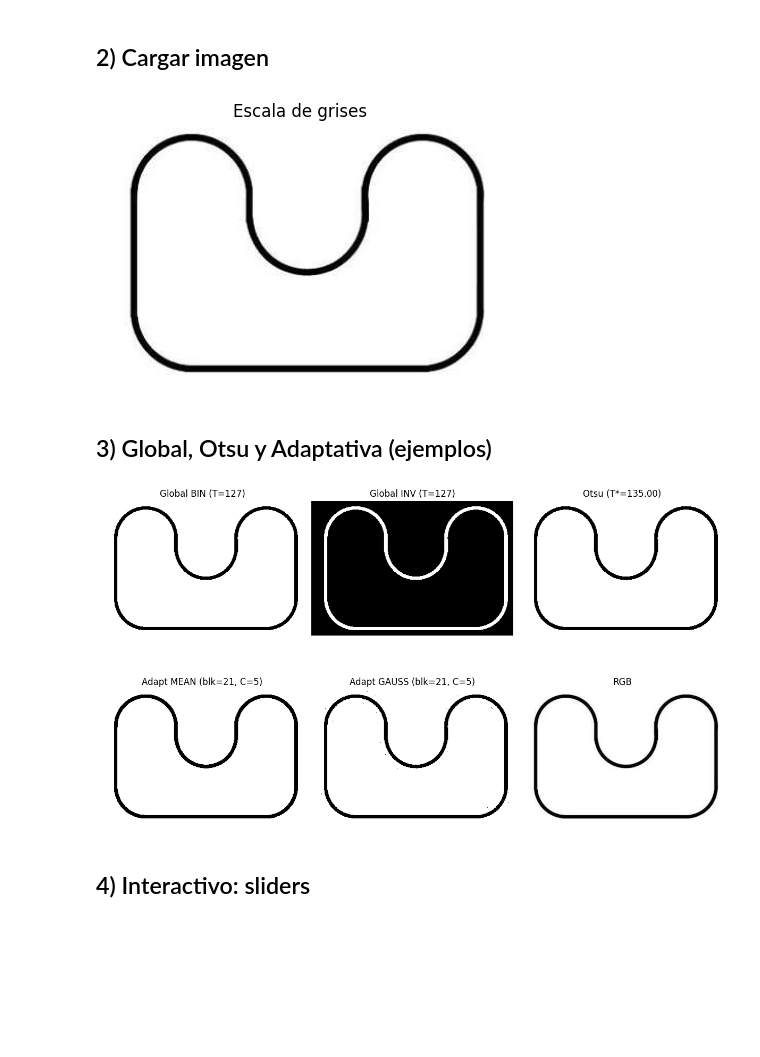
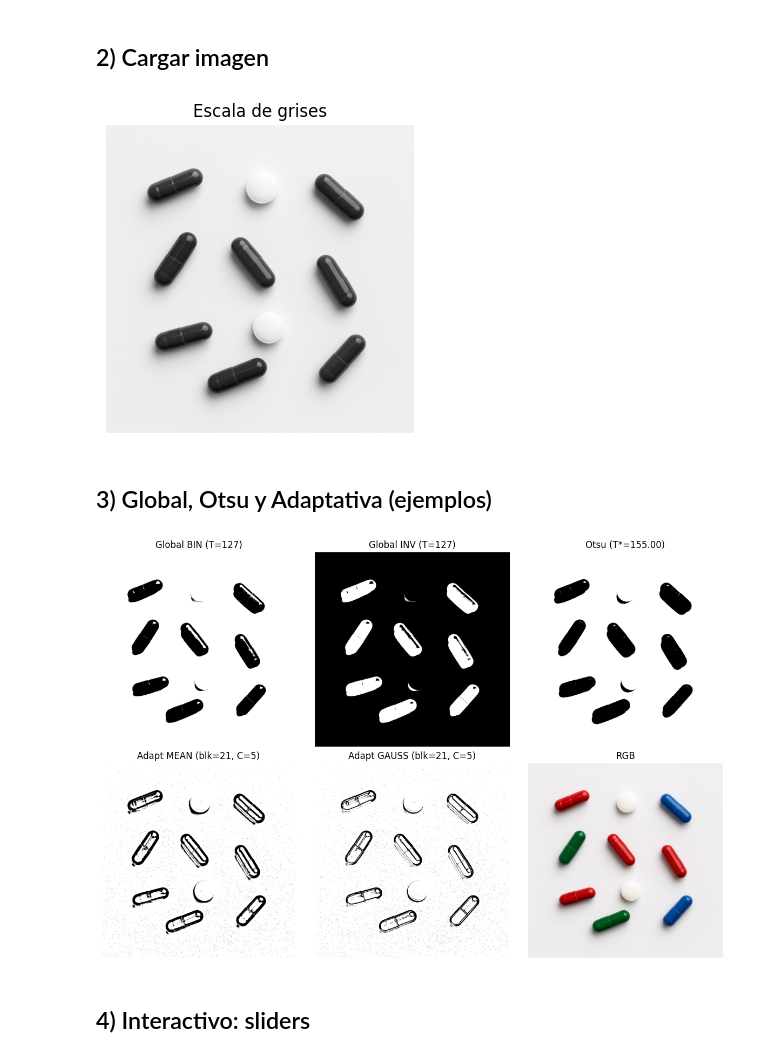
Before and after one commit to cesar-martinez-torres/LRT4012_Vision_en_Robotica, a Jupyter notebook: 23_umbralizacion.ipynb, the cells around one changed output. Saved outputs shown, nothing was run; the diff lists cells and outputs as text; code cells hidden in the pictures; blank space fills up the shorter version.

```diff
--- a/23_umbralizacion.ipynb
+++ b/23_umbralizacion.ipynb
@@ -13,15 +13,15 @@ La umbralización binaria se define como:\n\[\ng(x,y) = \begin{cases}255,& f(x,y
 ## 2) Cargar imagen
 # %%
 import cv2, numpy as np, matplotlib.pyplot as plt
-IMG_PATH = r"C:\\Users\\20808\\Documents\\Repositorios\\Vision_en_Robotica\\imagenes\\linea.png"
+IMG_PATH = r"C:\\Users\\20808\\Documents\\Repositorios\\Vision_en_Robotica\\imagenes\\pildoras.png"
 bgr = cv2.imread(IMG_PATH, cv2.IMREAD_COLOR)
 if bgr is None:
     raise FileNotFoundError(f"No se pudo cargar la imagen en {IMG_PATH}")
 gray = cv2.cvtColor(bgr, cv2.COLOR_BGR2GRAY)
 rgb  = cv2.cvtColor(bgr, cv2.COLOR_BGR2RGB)
 plt.figure(figsize=(5,4)); plt.imshow(gray, cmap='gray'); plt.title('Escala de grises'); plt.axis('off'); plt.show()
 # %% [output]
-[figure, old version]
+[figure, new version]
 # %% [markdown]
 ## 3) Global, Otsu y Adaptativa (ejemplos)
 # %%
@@ -41,7 +41,7 @@ plt.subplot(2,3,5); plt.imshow(th_adapt_gaus, cmap='gray'); plt.title(f'Adapt GA
 plt.subplot(2,3,6); plt.imshow(rgb); plt.title('RGB'); plt.axis('off')
 plt.tight_layout(); plt.show()
 # %% [output]
-[figure, old version]
+[figure, new version]
 # %% [markdown]
 ## 4) Interactivo: sliders
 # %%
```
Also changed, not shown: 8 other files.
